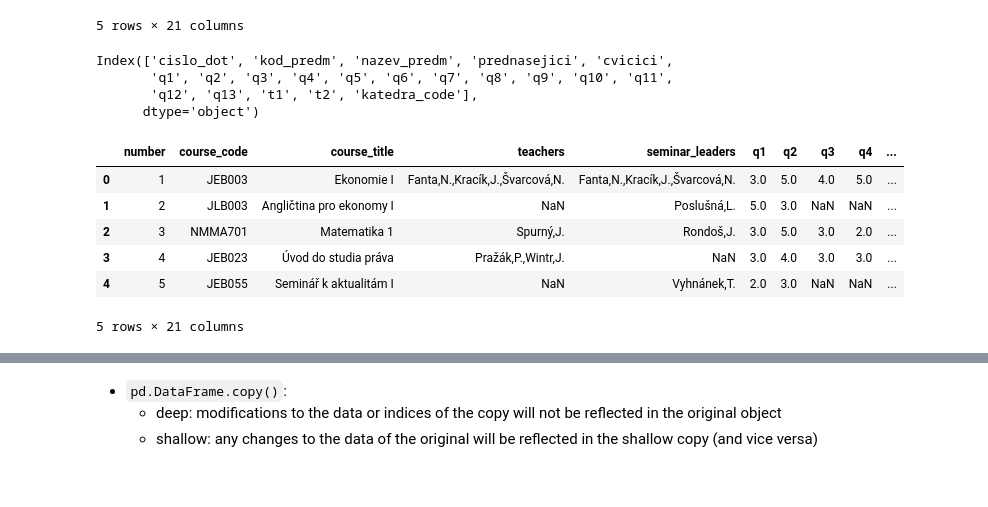
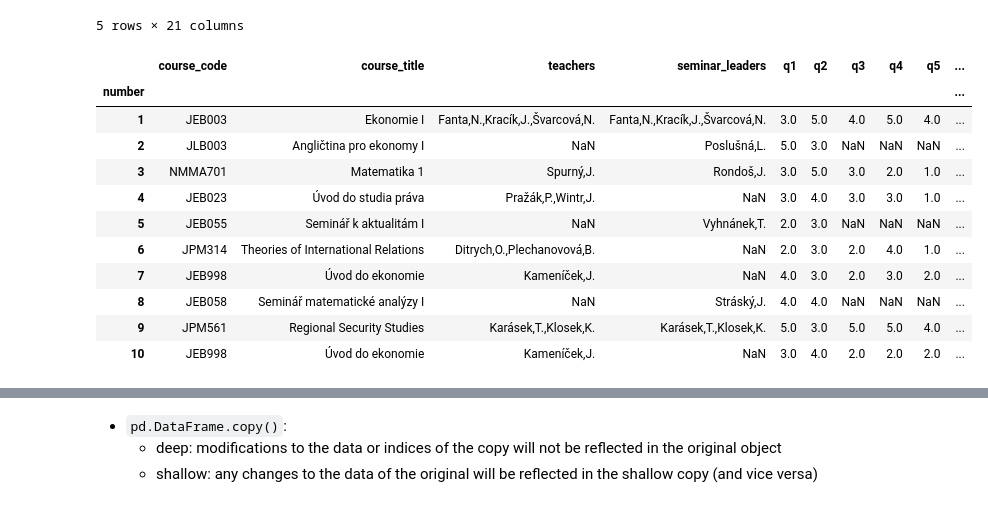
Before and after one commit to vitekzkytek/PythonDataIES, a Jupyter notebook: 03_numpy_pandas/03_NumpyPandasMatplotlib.ipynb, the cells around one changed output, grey strips where cells are left out. Cells and saved outputs as stored; diff of their text form; code cells hidden in the pictures.

```diff
--- a/03_numpy_pandas/03_NumpyPandasMatplotlib.ipynb
+++ b/03_numpy_pandas/03_NumpyPandasMatplotlib.ipynb
@@ -528,35 +542,33 @@ df.head()
 | 3 | 4 | JEB023 | Úvod do studia práva | Pražák,P.,Wintr,J. | NaN | 3.0 | 4.0 | 3.0 | 3.0 | 1.0 | ... |
 | 4 | 5 | JEB055 | Seminář k aktualitám I | NaN | Vyhnánek,T. | 2.0 | 3.0 | NaN | NaN | NaN | ... |
 5 rows × 21 columns
-# %%
-df.columns
-# %% [output]
-Index(['cislo_dot', 'kod_predm', 'nazev_predm', 'prednasejici', 'cvicici',
-       'q1', 'q2', 'q3', 'q4', 'q5', 'q6', 'q7', 'q8', 'q9', 'q10', 'q11',
-       'q12', 'q13', 't1', 't2', 'katedra_code'],
-      dtype='object')
 # %%
 # raw data have column names in czech, let's rename them
 # if you do not want to reassign, you can provide arg. "inplace = True"
 df = df.rename(columns = {
     'cislo_dot' : 'number',
     'kod_predm' : 'course_code',
     'nazev_predm' : 'course_title',
     'prednasejici' : 'teachers',
     'cvicici' : 'seminar_leaders',
     't1': 'c_value',
     't2': 'c_improve',
     'katedra_code' : 'department_code'
 })
-df.head()
+df.head(10)
 # %% [output]
-|  | number | course_code | course_title | teachers | seminar_leaders | q1 | q2 | q3 | q4 | ... |
-| 0 | 1 | JEB003 | Ekonomie I | Fanta,N.,Kracík,J.,Švarcová,N. | Fanta,N.,Kracík,J.,Švarcová,N. | 3.0 | 5.0 | 4.0 | 5.0 | ... |
-| 1 | 2 | JLB003 | Angličtina pro ekonomy I | NaN | Poslušná,L. | 5.0 | 3.0 | NaN | NaN | ... |
-| 2 | 3 | NMMA701 | Matematika 1 | Spurný,J. | Rondoš,J. | 3.0 | 5.0 | 3.0 | 2.0 | ... |
-| 3 | 4 | JEB023 | Úvod do studia práva | Pražák,P.,Wintr,J. | NaN | 3.0 | 4.0 | 3.0 | 3.0 | ... |
-| 4 | 5 | JEB055 | Seminář k aktualitám I | NaN | Vyhnánek,T. | 2.0 | 3.0 | NaN | NaN | ... |
+|  | course_code | course_title | teachers | seminar_leaders | q1 | q2 | q3 | q4 | q5 | ... |
+| number |  |  |  |  |  |  |  |  |  | ... |
+| 1 | JEB003 | Ekonomie I | Fanta,N.,Kracík,J.,Švarcová,N. | Fanta,N.,Kracík,J.,Švarcová,N. | 3.0 | 5.0 | 4.0 | 5.0 | 4.0 | ... |
+| 2 | JLB003 | Angličtina pro ekonomy I | NaN | Poslušná,L. | 5.0 | 3.0 | NaN | NaN | NaN | ... |
+| 3 | NMMA701 | Matematika 1 | Spurný,J. | Rondoš,J. | 3.0 | 5.0 | 3.0 | 2.0 | 1.0 | ... |
+| 4 | JEB023 | Úvod do studia práva | Pražák,P.,Wintr,J. | NaN | 3.0 | 4.0 | 3.0 | 3.0 | 1.0 | ... |
+| 5 | JEB055 | Seminář k aktualitám I | NaN | Vyhnánek,T. | 2.0 | 3.0 | NaN | NaN | NaN | ... |
+| 6 | JPM314 | Theories of International Relations | Ditrych,O.,Plechanovová,B. | NaN | 2.0 | 3.0 | 2.0 | 4.0 | 1.0 | ... |
+| 7 | JEB998 | Úvod do ekonomie | Kameníček,J. | NaN | 4.0 | 3.0 | 2.0 | 3.0 | 2.0 | ... |
+| 8 | JEB058 | Seminář matematické analýzy I | NaN | Stráský,J. | 4.0 | 4.0 | NaN | NaN | NaN | ... |
+| 9 | JPM561 | Regional Security Studies | Karásek,T.,Klosek,K. | Karásek,T.,Klosek,K. | 5.0 | 3.0 | 5.0 | 5.0 | 4.0 | ... |
+| 10 | JEB998 | Úvod do ekonomie | Kameníček,J. | NaN | 3.0 | 4.0 | 2.0 | 2.0 | 2.0 | ... |
-5 rows × 21 columns
 # %%
 # iterative
 df.index
```
Also changed, not shown: parts of 78 cells of this notebook, 12 other files.
